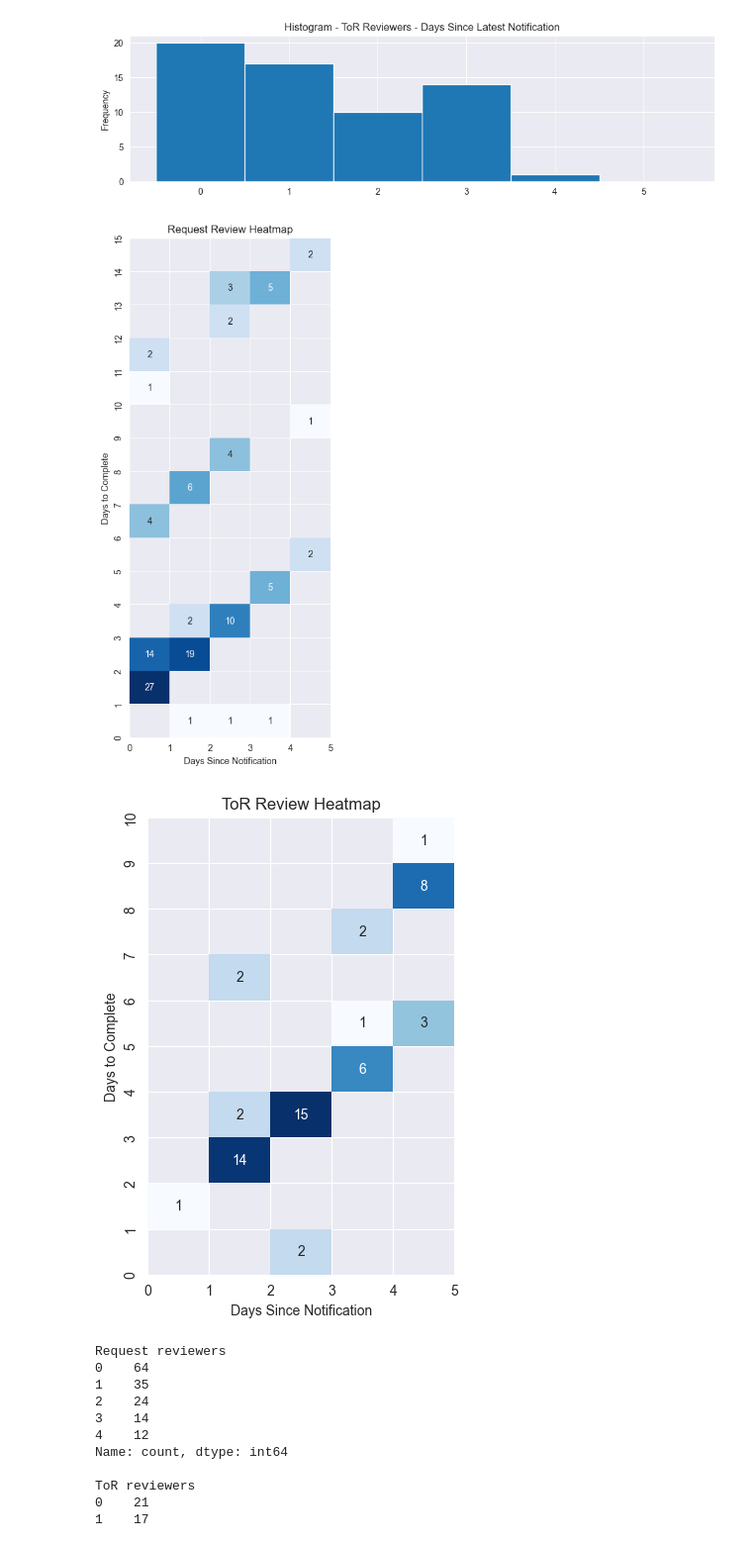
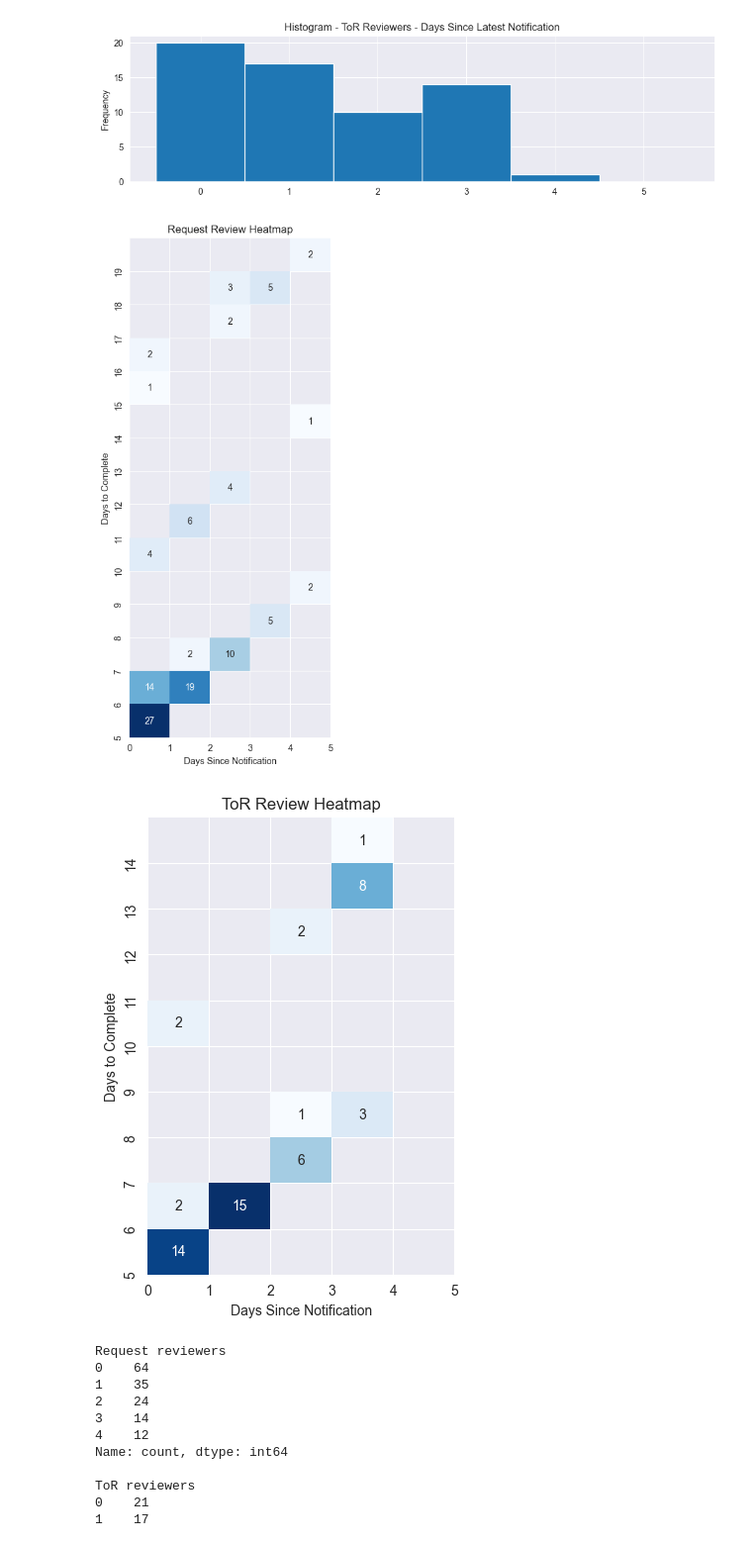
Before and after one commit to KevinCarr42/CSAS-Exploratory-Data-Analysis, a Jupyter notebook: CSAS_reviewers.ipynb, the cells around one changed output. Shown: that part at 99% size. Saved outputs shown, nothing was run; the diff lists cells and outputs as text; code cells hidden in the pictures.

```diff
--- a/CSAS_reviewers.ipynb
+++ b/CSAS_reviewers.ipynb
@@ -94,48 +94,49 @@ def plot_review_heatmap(dataframe, name, figsize=(4,8), xlim=5, ylim=15):
         'Days Since Notification': days_since_notification,
     })
     heatmap_data = heatmap_data[
+        (heatmap_data['Days to Complete'] >= 5) &
         (heatmap_data['Days to Complete'] < ylim) &
+        (heatmap_data['Days Since Notification'] >= 0) &
         (heatmap_data['Days Since Notification'] < xlim)
     ]
 
     heatmap_pivot = heatmap_data.pivot_table(
         index='Days to Complete',
         columns='Days Since Notification',
         aggfunc='size',
         fill_value=0
     )
-    heatmap_pivot = heatmap_pivot.where(heatmap_pivot > 0)
+    heatmap_pivot = heatmap_pivot.reindex(index=range(5, ylim), columns=range(xlim), fill_value=0).where(heatmap_pivot > 0)
 
     plt.figure(figsize=figsize)
     ax = sns.heatmap(
         heatmap_pivot,
         cmap='Blues',
         annot=True,
         cbar=False,
         fmt='.0f',
-        norm=LogNorm()
+        # norm=LogNorm()
     )
 
+    ax.invert_yaxis()
     ax.xaxis.set_major_locator(MultipleLocator(1))
-    ax.yaxis.set_major_locator(MultipleLocator(1))
+    ax.set_yticks(range(len(heatmap_pivot.index)))
     ax.xaxis.set_major_formatter(FuncFormatter(lambda x, _: f'{x:.0f}'))
-    ax.yaxis.set_major_formatter(FuncFormatter(lambda y, _: f'{y:.0f}'))
-    ax.invert_yaxis()
-
+    ax.set_yticklabels(heatmap_pivot.index.astype(int))
 
     plt.title(f'{name} Review Heatmap')
     plt.xlabel('Days Since Notification')
     plt.ylabel('Days to Complete')
     plt.show()
 
     plt.show()
 
 
-plot_review_heatmap(request_reviewers, 'Request', figsize=(4,10), ylim=20)
+plot_review_heatmap(request_reviewers, 'Request', figsize=(4,10), ylim=20, xlim=5)
 plot_review_heatmap(tor_reviewers, 'ToR', figsize=(4,6))
 # %% [output]
-[figure, old version]
+[figure, new version]
-[figure, old version]
+[figure, new version]
 # %%
 def days(dataframe):
     day_counts = (dataframe.review_completed - dataframe.reminder_sent).dt.days
```
Also changed, not shown: parts of 2 cells of this notebook.
